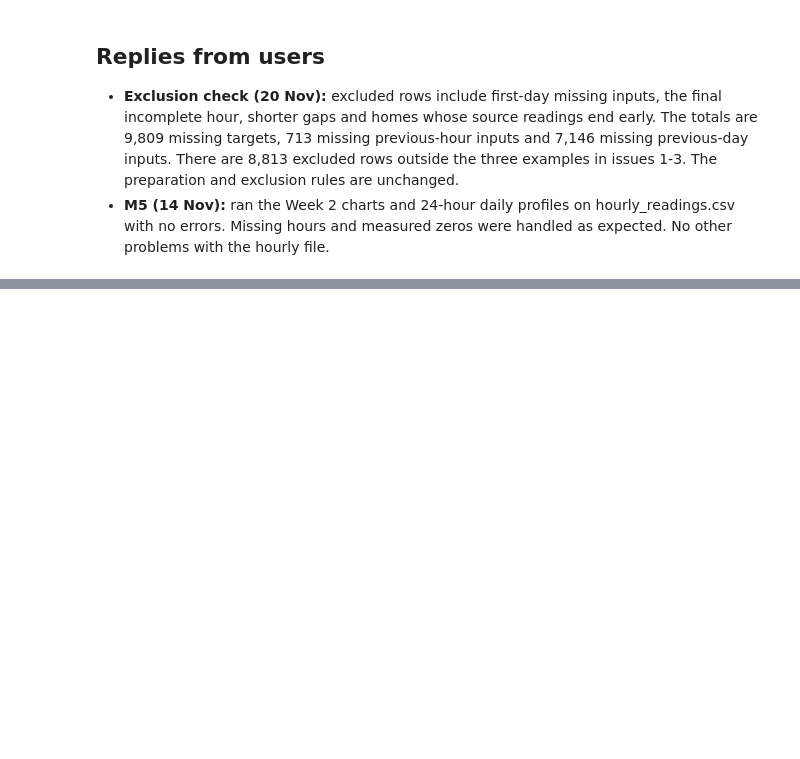
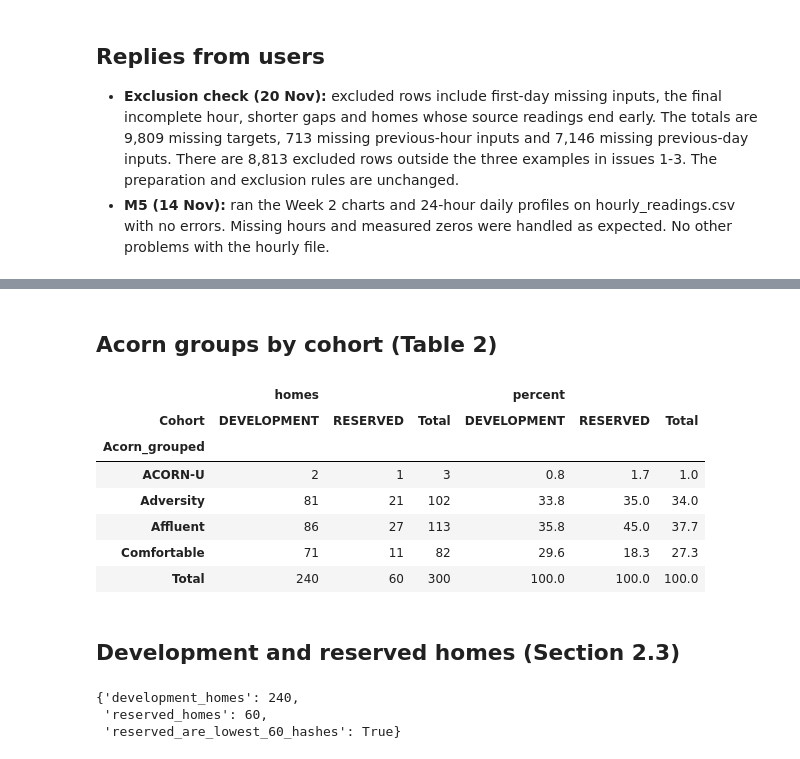
Before and after one commit to Fadhlallah-Almohammed/household-energy-prediction, a Jupyter notebook: notebooks/M2/prepare_hourly_data.ipynb, the cells around one changed output, grey strips where cells are left out. Drawn from its saved outputs; the diff is of its cells as text; code cells hidden in the pictures; blank space fills up the shorter version.

```diff
--- a/notebooks/M2/prepare_hourly_data.ipynb
+++ b/notebooks/M2/prepare_hourly_data.ipynb
@@ -730,0 +742,19 @@ rerun their notebooks because of M2.
+# %%
+metadata = pd.read_csv(PROJECT_ROOT / "data/raw/household_metadata.csv")
+coverage = metadata["coverage"]
+selection_facts = {
+    "selected_homes": len(metadata),
+    "coverage_min_pct": round(100 * coverage.min(), 2),
+    "coverage_median_pct": round(100 * coverage.median(), 2),
+    "coverage_max_pct": round(100 * coverage.max(), 2),
+    "homes_with_no_missing_train_reading": int((metadata["training_rows"] == 243 * 48).sum()),
+    "homes_with_coverage_at_least_99pct": int((coverage >= 0.99).sum()),
+    "homes_with_2_day_gap": int((metadata["max_gap_days"] == 2).sum()),
+    "homes_with_1_day_gap": int((metadata["max_gap_days"] == 1).sum()),
+    "homes_with_invalid_duplicate_or_off_grid": int(((metadata["invalid_fraction"] > 0)
+                                                     | (metadata["duplicate_keys"] > 0)
+                                                     | (metadata["off_grid_rows"] > 0)).sum()),
+    "standard_tariff_homes": int((metadata["stdorToU"] == "Std").sum()),
+    "source_blocks": metadata["block_key"].nunique(),
+}
+selection_facts
@@ -730,0 +773,32 @@ rerun their notebooks because of M2.
+# %% [markdown]
+## Acorn groups by cohort (Table 2)
+# %%
+acorn = metadata.merge(split[["LCLid", "Cohort"]], on="LCLid")
+acorn_counts = pd.crosstab(acorn["Acorn_grouped"], acorn["Cohort"], margins=True, margins_name="Total")
+acorn_shares = (100 * acorn_counts / acorn_counts.loc["Total"]).round(1)
+pd.concat({"homes": acorn_counts, "percent": acorn_shares}, axis=1)
+# %% [output]
+|  | homes |  |  | percent |  |  |
+| Cohort | DEVELOPMENT | RESERVED | Total | DEVELOPMENT | RESERVED | Total |
+| Acorn_grouped |  |  |  |  |  |  |
+| ACORN-U | 2 | 1 | 3 | 0.8 | 1.7 | 1.0 |
+| Adversity | 81 | 21 | 102 | 33.8 | 35.0 | 34.0 |
+| Affluent | 86 | 27 | 113 | 35.8 | 45.0 | 37.7 |
+| Comfortable | 71 | 11 | 82 | 29.6 | 18.3 | 27.3 |
+| Total | 240 | 60 | 300 | 100.0 | 100.0 | 100.0 |
+# %% [markdown]
+## Development and reserved homes (Section 2.3)
+# %%
+import hashlib
+
+hash_rank = split["LCLid"].map(lambda home: hashlib.sha256(f"42:{home}".encode("utf-8")).hexdigest())
+lowest_60 = set(split.assign(hash_rank=hash_rank.astype(object)).sort_values("hash_rank").head(60)["LCLid"])
+{
+    "development_homes": int((split["Cohort"] == "DEVELOPMENT").sum()),
+    "reserved_homes": int((split["Cohort"] == "RESERVED").sum()),
+    "reserved_are_lowest_60_hashes": lowest_60 == set(split.loc[split["Cohort"] == "RESERVED", "LCLid"]),
+}
+# %% [output]
+{'development_homes': 240,
+ 'reserved_homes': 60,
+ 'reserved_are_lowest_60_hashes': True}
```
Also changed, not shown: parts of 13 cells of this notebook.
